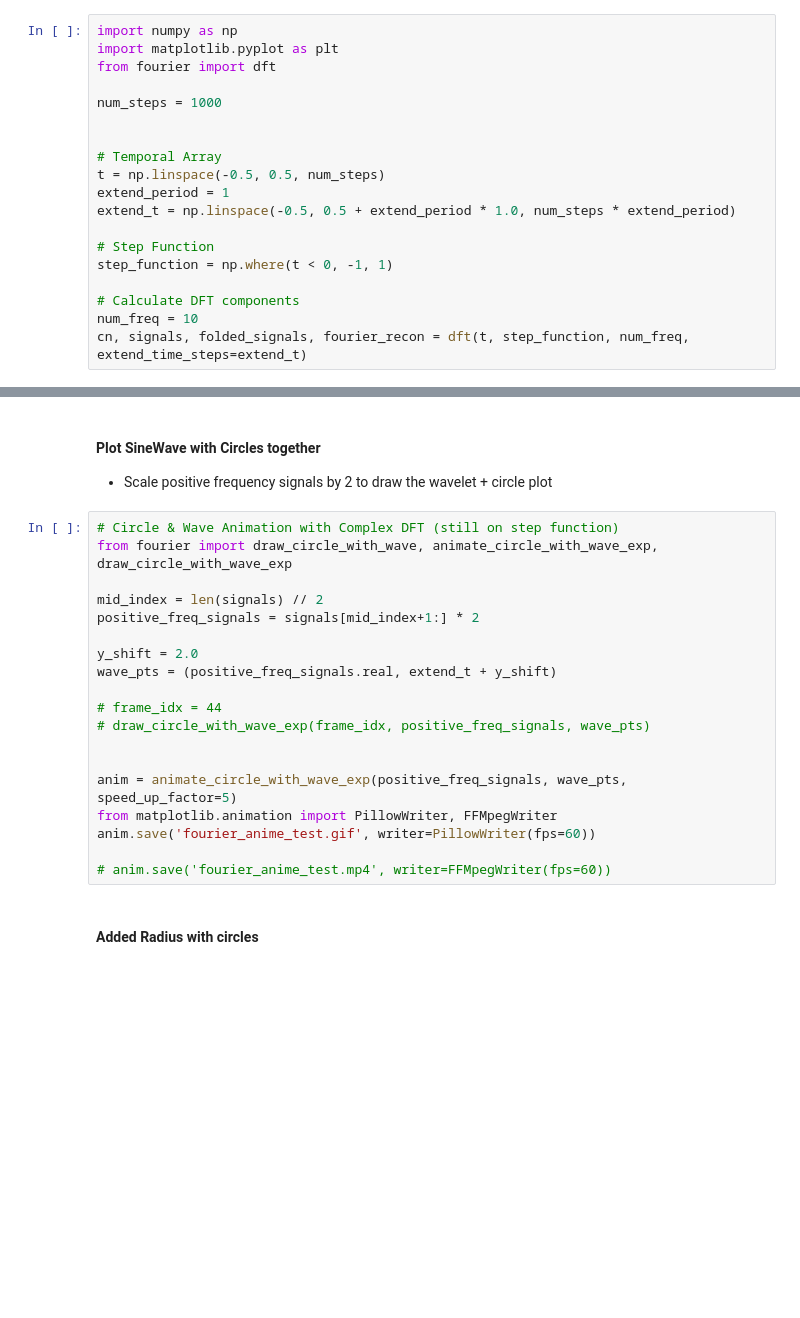
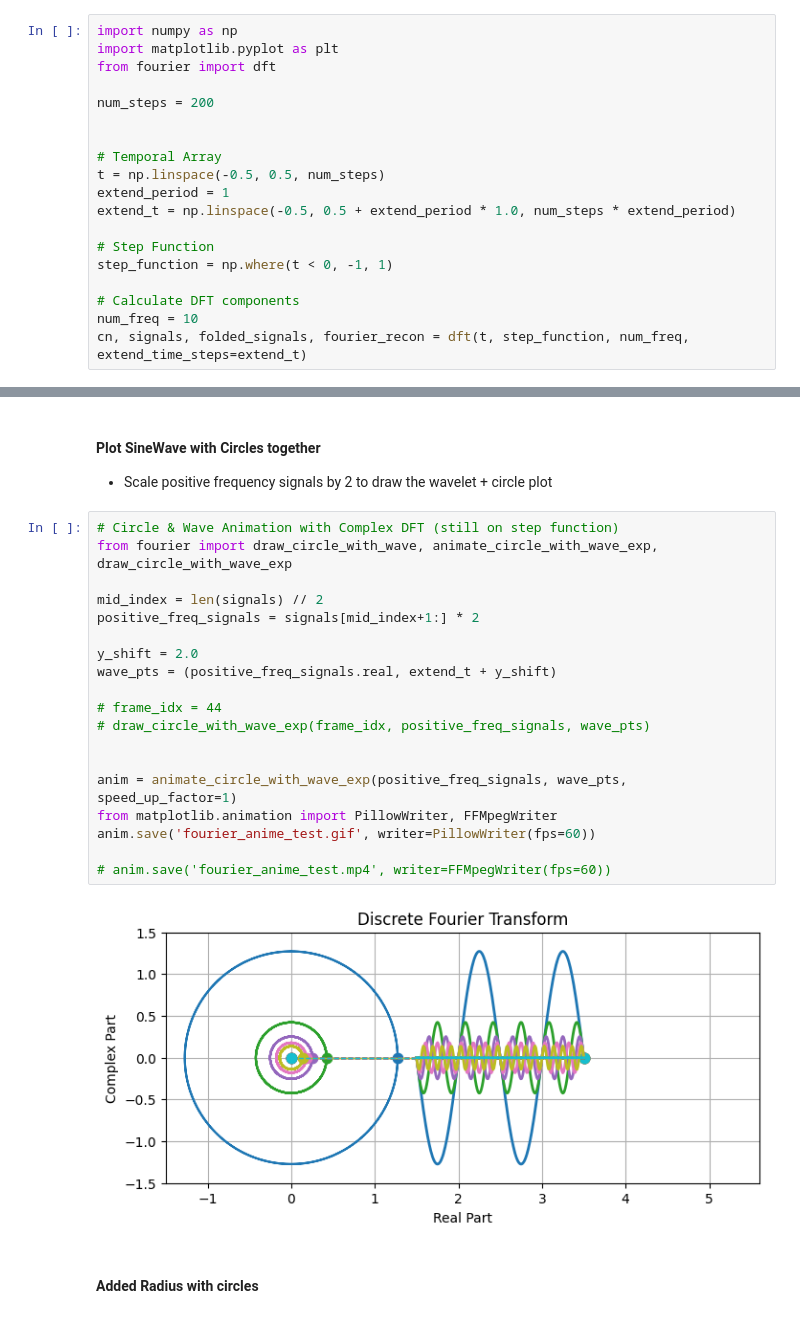
Before and after one commit to fangyuan-ksgk/waveletGPT, a Jupyter notebook: test.ipynb, the cells around one changed output, grey strips where cells are left out. Saved outputs shown, nothing was run; the diff lists cells and outputs as text; blank space fills up the shorter version.

```diff
--- a/test.ipynb
+++ b/test.ipynb
@@ -51,7 +51,7 @@ import numpy as np
 import matplotlib.pyplot as plt
 from fourier import dft
 
-num_steps = 1000
+num_steps = 200
 
 
 # Temporal Array
@@ -82,22 +82,24 @@ anim.save('dft_approximation_3d.gif', writer=PillowWriter(fps=5))
 # %%
 # Circle & Wave Animation with Complex DFT (still on step function)
 from fourier import draw_circle_with_wave, animate_circle_with_wave_exp, draw_circle_with_wave_exp
 
 mid_index = len(signals) // 2
 positive_freq_signals = signals[mid_index+1:] * 2
 
 y_shift = 2.0
 wave_pts = (positive_freq_signals.real, extend_t + y_shift)
 
 # frame_idx = 44
 # draw_circle_with_wave_exp(frame_idx, positive_freq_signals, wave_pts)
 
 
-anim = animate_circle_with_wave_exp(positive_freq_signals, wave_pts, speed_up_factor=5)
+anim = animate_circle_with_wave_exp(positive_freq_signals, wave_pts, speed_up_factor=1)
 from matplotlib.animation import PillowWriter, FFMpegWriter
 anim.save('fourier_anime_test.gif', writer=PillowWriter(fps=60))
 
 # anim.save('fourier_anime_test.mp4', writer=FFMpegWriter(fps=60))
+# %% [output]
+[figure, added]
 # %% [markdown]
 #### Added Radius with circles
 # %%
```
Also changed, not shown: 2 other files.
